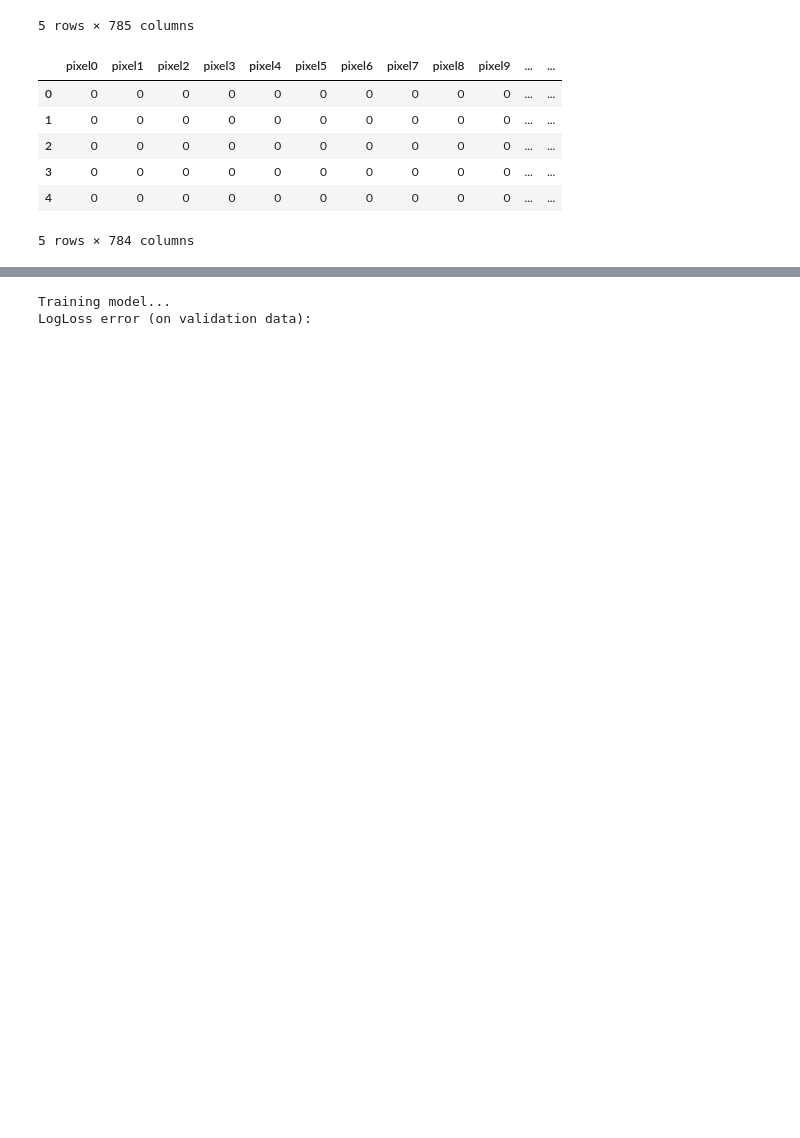
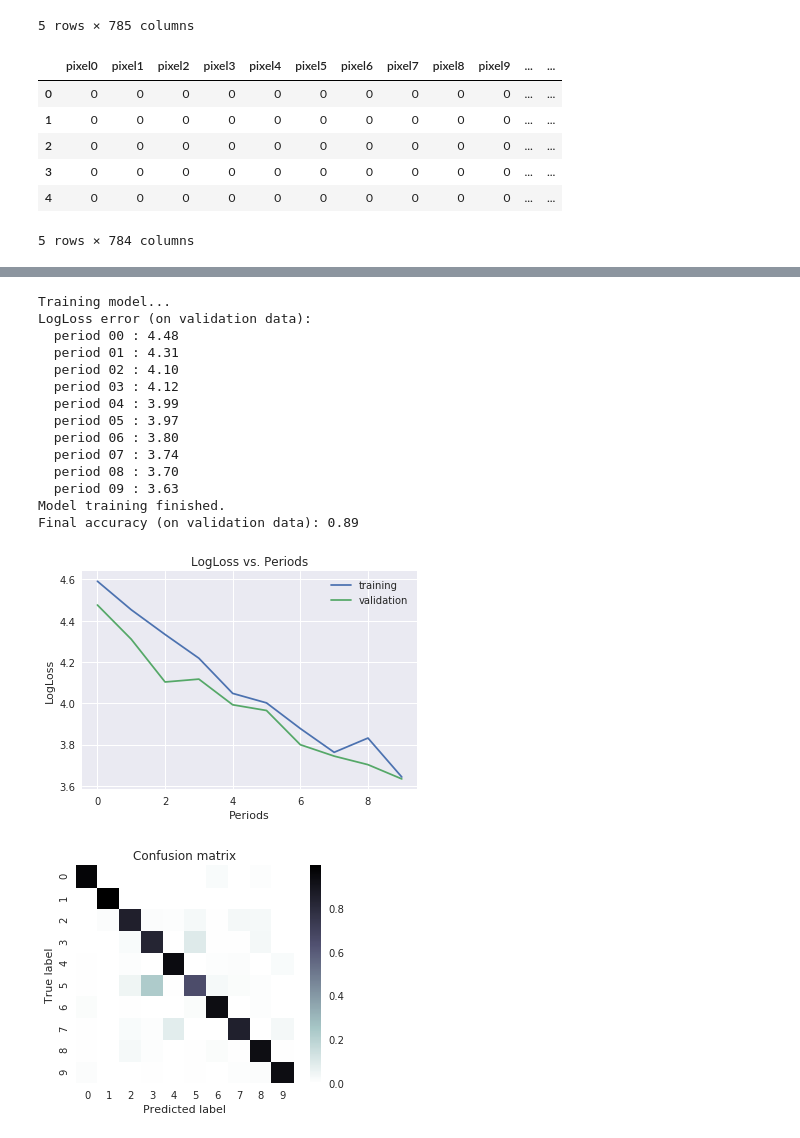
Before and after one commit to rdmcolorz/tensorFlowPiscine, a Jupyter notebook: digitRec/digitTransfer2.ipynb, the cells around one changed output, grey strips where cells are left out. Cells and saved outputs as stored; diff of their text form; code cells hidden in the pictures; blank space fills up the shorter version.

```diff
--- a/digitRec/digitTransfer2.ipynb
+++ b/digitRec/digitTransfer2.ipynb
@@ -110,3 +111,3 @@ training_targets, training_examples = parse_labels_and_features(mnist_dataframe[
 # %%
-validation_targets, validation_examples = parse_labels_and_features(mnist_dataframe[750:1000])
+validation_targets, validation_examples = parse_labels_and_features(mnist_dataframe[7500:10000])
 # %% [output]
@@ -274,7 +277,7 @@ def train_hub_classification_model(
     my_optimizer = tf.contrib.estimator.clip_gradients_by_norm(my_optimizer, 5.0)
 ###############################################################
     classifier = tf.estimator.Estimator(
-    model_fn=mobilenet_model_fn, model_dir="/tmp/model2")
+    model_fn=mobilenet_model_fn, model_dir="/tmp/transfer/1")
 ##############################################################################
     # Train the model, but do so inside a loop so that we can periodically assess
     # loss metrics.
@@ -287,25 +290,24 @@ def train_hub_classification_model(
             input_fn=training_input_fn,
             steps=steps_per_period
         )
-    # Take a break and compute probabilities.
-    training_predictions = list(classifier.predict(input_fn=predict_training_input_fn))
-    training_probabilities = np.array([item['probabilities'] for item in training_predictions])
-    training_pred_class_id = np.array([item['classes'] for item in training_predictions])
-    training_pred_one_hot = tf.keras.utils.to_categorical(training_pred_class_id,10)
+        training_predictions = list(classifier.predict(input_fn=predict_training_input_fn))
+        training_probabilities = np.array([item['probabilities'] for item in training_predictions])
+        training_pred_class_id = np.array([item['classes'] for item in training_predictions])
+        training_pred_one_hot = tf.keras.utils.to_categorical(training_pred_class_id,10)
 
-    validation_predictions = list(classifier.predict(input_fn=predict_validation_input_fn))
-    validation_probabilities = np.array([item['probabilities'] for item in validation_predictions])
-    validation_pred_class_id = np.array([item['classes'] for item in validation_predictions])
-    validation_pred_one_hot = tf.keras.utils.to_categorical(validation_pred_class_id,10)
+        validation_predictions = list(classifier.predict(input_fn=predict_validation_input_fn))
+        validation_probabilities = np.array([item['probabilities'] for item in validation_predictions])
+        validation_pred_class_id = np.array([item['classes'] for item in validation_predictions])
+        validation_pred_one_hot = tf.keras.utils.to_categorical(validation_pred_class_id,10)
 
-    # Compute training and validation errors.
-    training_log_loss = metrics.log_loss(training_targets, training_pred_one_hot)
-    validation_log_loss = metrics.log_loss(validation_targets, validation_pred_one_hot)
-    # Occasionally print the current loss.
-    print("  period %02d : %0.2f" % (period, validation_log_loss))
-    # Add the loss metrics from this period to our list.
-    training_errors.append(training_log_loss)
-    validation_errors.append(validation_log_loss)
+        # Compute training and validation errors.
+        training_log_loss = metrics.log_loss(training_targets, training_pred_one_hot)
+        validation_log_loss = metrics.log_loss(validation_targets, validation_pred_one_hot)
+        # Occasionally print the current loss.
+        print("  period %02d : %0.2f" % (period, validation_log_loss))
+        # Add the loss metrics from this period to our list.
+        training_errors.append(training_log_loss)
+        validation_errors.append(validation_log_loss)
     print("Model training finished.")
     # Remove event files to save disk space.
     _ = map(os.remove, glob.glob(os.path.join(classifier.model_dir, 'events.out.tfevents*')))
@@ -342,17 +344,31 @@ def train_hub_classification_model(
     return classifier
 # %%
 classifier = train_hub_classification_model(
-    learning_rate=0.1,
+    learning_rate=0.5,
     steps=1000,
     batch_size=30,
     hidden_units=[100, 100],
     training_examples=training_examples,
     training_targets=training_targets,
     validation_examples=validation_examples,
     validation_targets=validation_targets)
 # %% [output]
 Training model...
 LogLoss error (on validation data):
+  period 00 : 4.48
+  period 01 : 4.31
+  period 02 : 4.10
+  period 03 : 4.12
+  period 04 : 3.99
+  period 05 : 3.97
+  period 06 : 3.80
+  period 07 : 3.74
+  period 08 : 3.70
+  period 09 : 3.63
+Model training finished.
+Final accuracy (on validation data): 0.89
+[figure, added]
+[figure, added]
 # %%
 test = test / 255
 test
```
Also changed, not shown: parts of 7 cells of this notebook, 5 other files.
